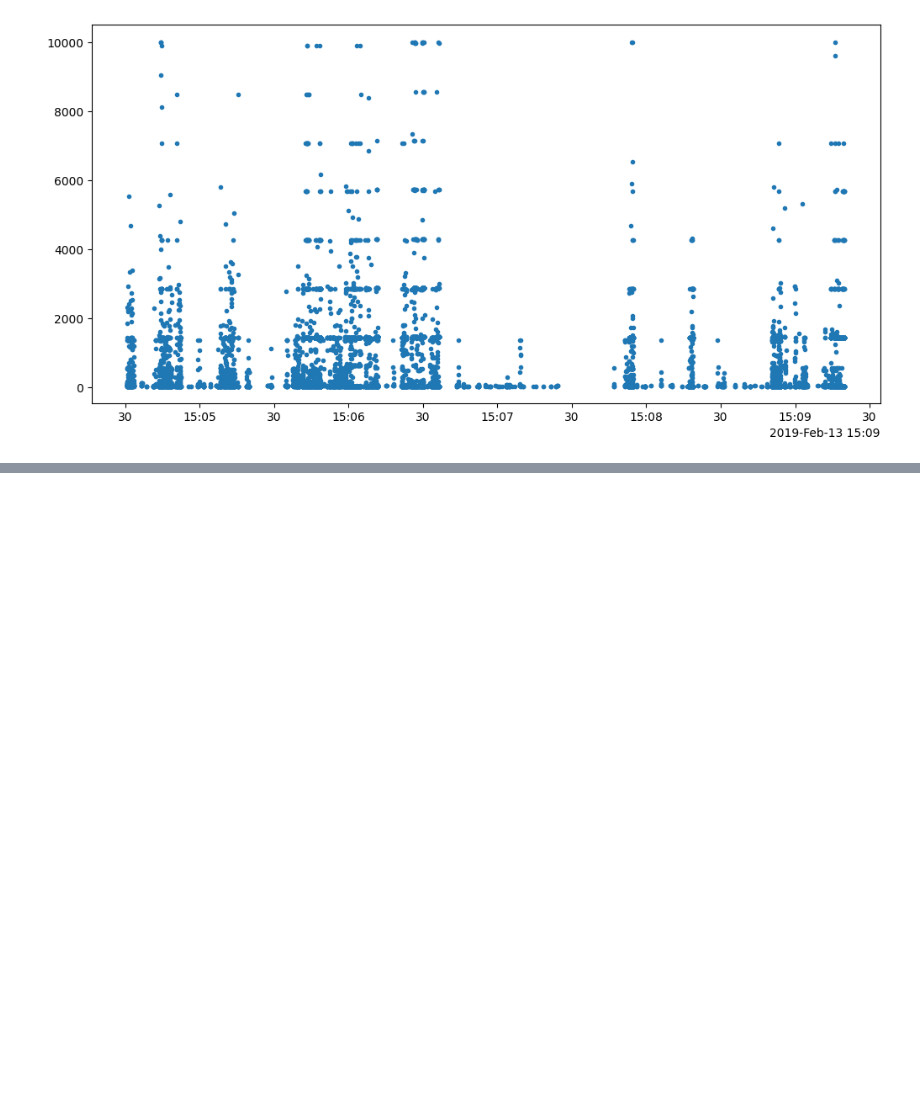
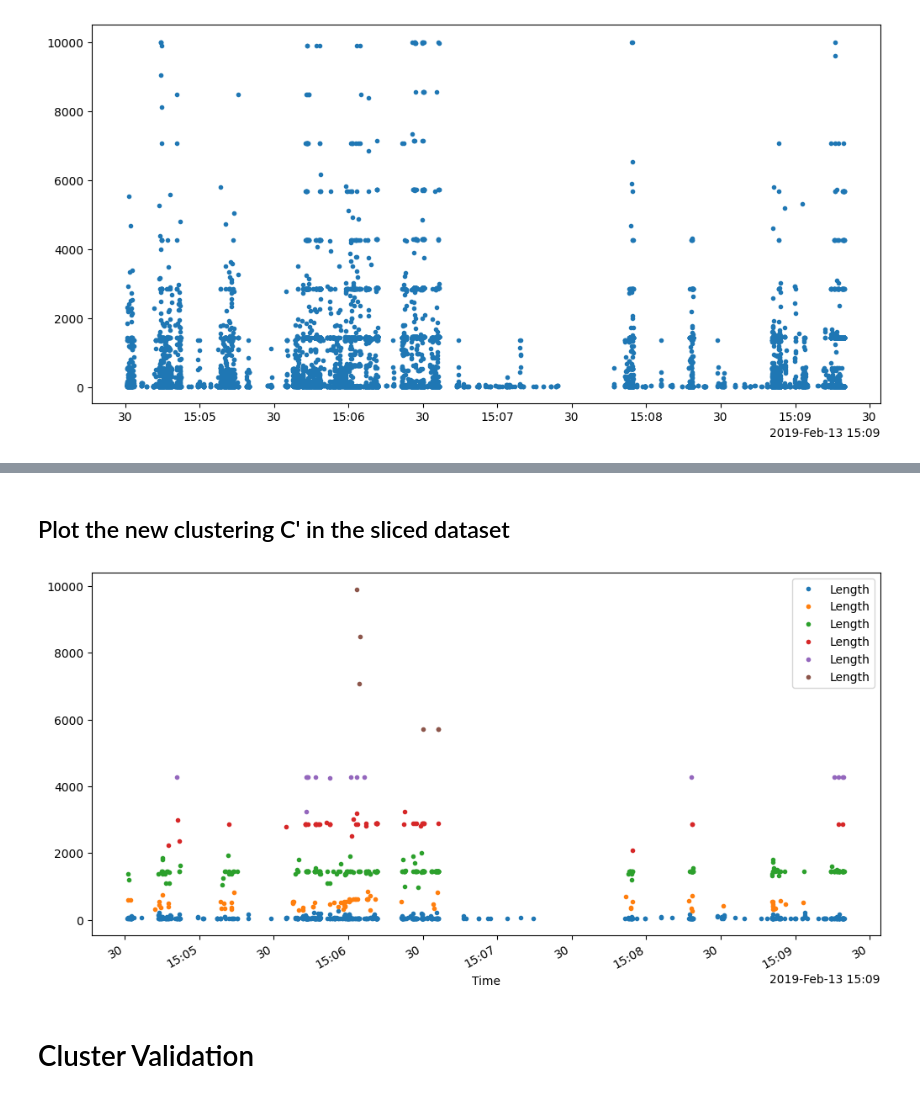
Before and after one commit to Vaggelis-Malandrakis/streaming_sampling, a Jupyter notebook: sampling_notebooks/Jenks natural breaks optimization.ipynb, the cells around one changed output, grey strips where cells are left out. Cells and saved outputs as stored; diff of their text form; code cells hidden in the pictures; blank space fills up the shorter version.

```diff
--- a/sampling_notebooks/Jenks natural breaks optimization.ipynb
+++ b/sampling_notebooks/Jenks natural breaks optimization.ipynb
@@ -246,0 +213,6 @@ outer_merged
+# %%
+# produce the cluster limits for the sliced dataset
+cluster_limits = jenks(res_list, 6)
+
+# apply the new clusters in the sliced dataset
+sampled_with_sliced_df['C_prime_cluster'] = sampled_with_sliced_df['Length'].apply(lambda x: put_to_cluster(x, cluster_limits))
@@ -246,0 +229,16 @@ outer_merged
+# %% [markdown]
+## Plot the new clustering C' in the sliced dataset
+# %%
+fig, axs = plt.subplots(1, 1, constrained_layout=True, figsize=(10, 5))
+locator = mdates.AutoDateLocator(minticks=10, maxticks=20)
+formatter = mdates.ConciseDateFormatter(locator)
+axs.xaxis.set_major_locator(locator)
+axs.xaxis.set_major_formatter(formatter)
+
+sampled_with_sliced_df.reset_index().groupby('C_prime_cluster').plot(x='Time', y='Length', ax=axs, alpha = 1, linestyle = '-', linewidth = 0, marker = 'o', markersize = 3)
+
+plt.show()
+# %% [output]
+[figure, added]
+# %% [markdown]
+# Cluster Validation
```
Also changed, not shown: parts of 59 cells of this notebook.
